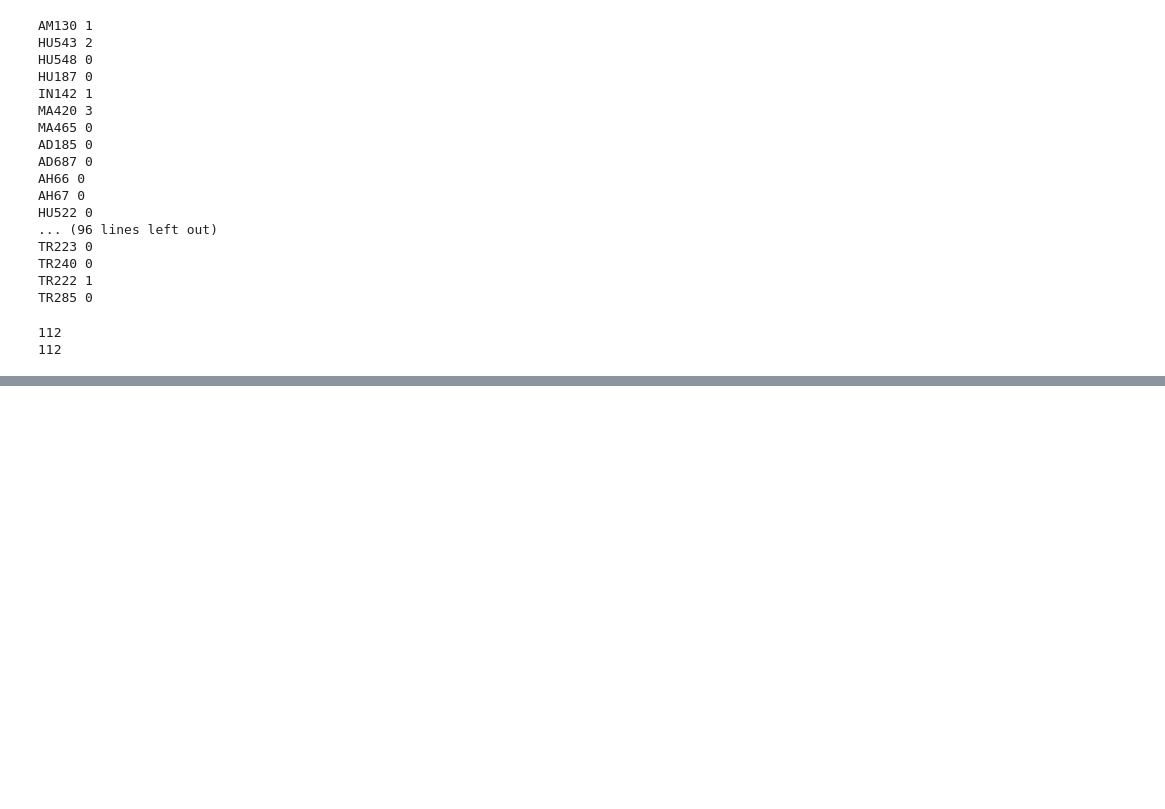
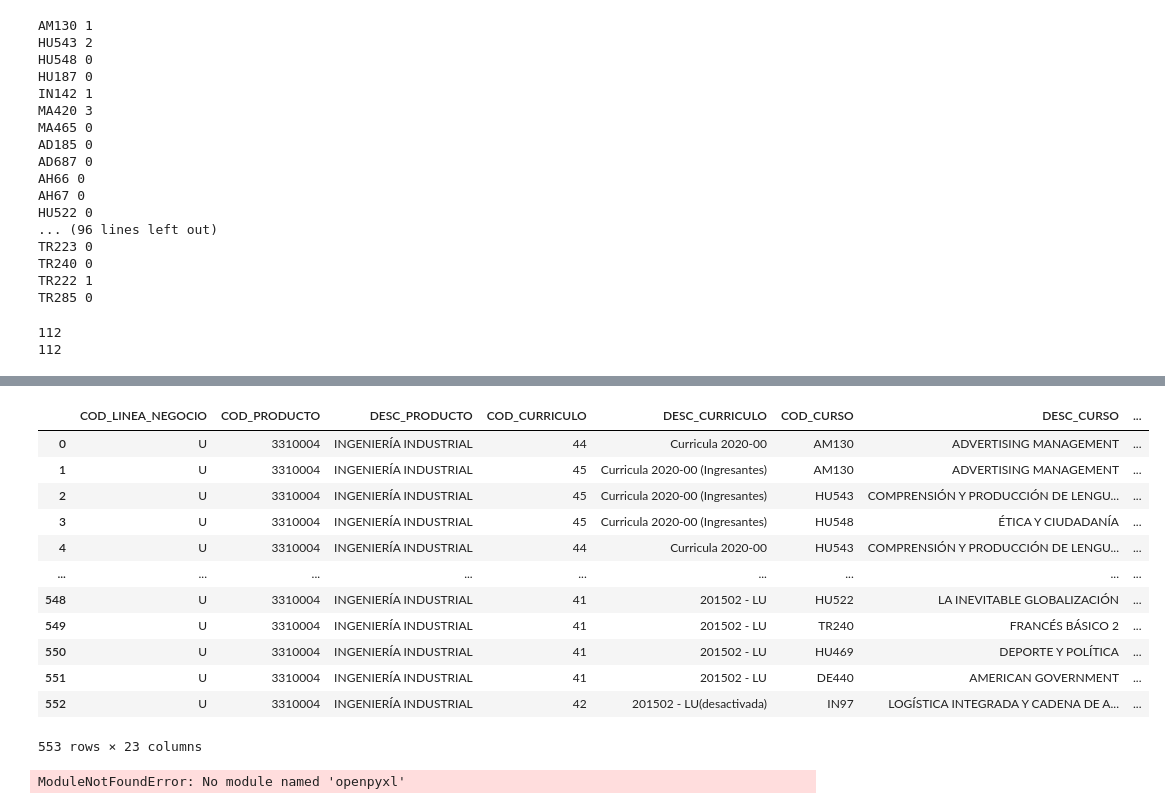
Before and after one commit to NuryYanque/RecomendacionDeCursos, a Jupyter notebook: notebooks/AnalisisCurricula.ipynb, the cells around one changed output, grey strips where cells are left out. Saved outputs shown, nothing was run; the diff lists cells and outputs as text; code cells hidden in the pictures; blank space fills up the shorter version.

```diff
--- a/notebooks/AnalisisCurricula.ipynb
+++ b/notebooks/AnalisisCurricula.ipynb
@@ -349,6 +479,26 @@ Name: Ruta Critica, Length: 553, dtype: float64
 # %%
 cursos_curricula.loc[cursos_malla44.index.tolist(), 'Ruta Critica'] = contar_requisitos_malla44
 # %%
-cursos_curricula.loc[cursos_malla45.index.tolist(), 'Ruta Critica'] = contar_requisitos_cursos
+cursos_curricula.loc[cursos_malla45.index.tolist(), 'Ruta Critica'] = contar_requisitos_malla45
+# %%
+cursos_curricula
+# %% [output]
+|  | COD_LINEA_NEGOCIO | COD_PRODUCTO | DESC_PRODUCTO | COD_CURRICULO | DESC_CURRICULO | COD_CURSO | DESC_CURSO | ... |
+| 0 | U | 3310004 | INGENIERÍA INDUSTRIAL | 44 | Curricula 2020-00 | AM130 | ADVERTISING MANAGEMENT | ... |
+| 1 | U | 3310004 | INGENIERÍA INDUSTRIAL | 45 | Curricula 2020-00 (Ingresantes) | AM130 | ADVERTISING MANAGEMENT | ... |
+| 2 | U | 3310004 | INGENIERÍA INDUSTRIAL | 45 | Curricula 2020-00 (Ingresantes) | HU543 | COMPRENSIÓN Y PRODUCCIÓN DE LENGU... | ... |
+| 3 | U | 3310004 | INGENIERÍA INDUSTRIAL | 45 | Curricula 2020-00 (Ingresantes) | HU548 | ÉTICA Y CIUDADANÍA | ... |
+| 4 | U | 3310004 | INGENIERÍA INDUSTRIAL | 44 | Curricula 2020-00 | HU543 | COMPRENSIÓN Y PRODUCCIÓN DE LENGU... | ... |
+| ... | ... | ... | ... | ... | ... | ... | ... | ... |
+| 548 | U | 3310004 | INGENIERÍA INDUSTRIAL | 41 | 201502 - LU | HU522 | LA INEVITABLE GLOBALIZACIÓN | ... |
+| 549 | U | 3310004 | INGENIERÍA INDUSTRIAL | 41 | 201502 - LU | TR240 | FRANCÉS BÁSICO 2 | ... |
+| 550 | U | 3310004 | INGENIERÍA INDUSTRIAL | 41 | 201502 - LU | HU469 | DEPORTE Y POLÍTICA | ... |
+| 551 | U | 3310004 | INGENIERÍA INDUSTRIAL | 41 | 201502 - LU | DE440 | AMERICAN GOVERNMENT | ... |
+| 552 | U | 3310004 | INGENIERÍA INDUSTRIAL | 42 | 201502 - LU(desactivada) | IN97 | LOGÍSTICA INTEGRADA Y CADENA DE A... | ... |
+553 rows × 23 columns
 # %%
 cursos_curricula.to_csv('cursos_curricula_requisitos.csv', sep=';')
+# %%
+cursos_curricula.to_excel(r'curricula_ruta_critica.xlsx', index = False)
+# %% [output]
+ModuleNotFoundError: No module named 'openpyxl'
```
Also changed, not shown: parts of 19 cells of this notebook, 3 other files.
